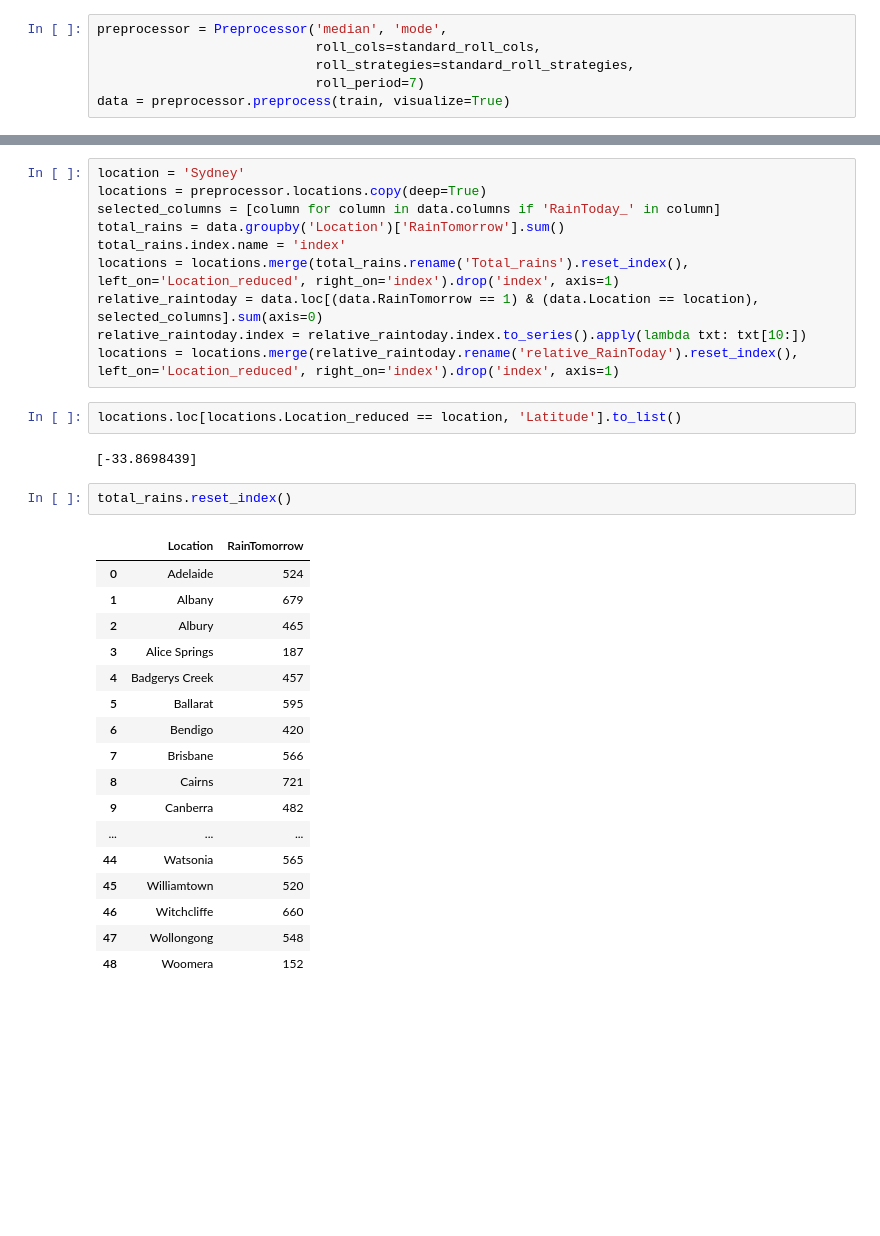
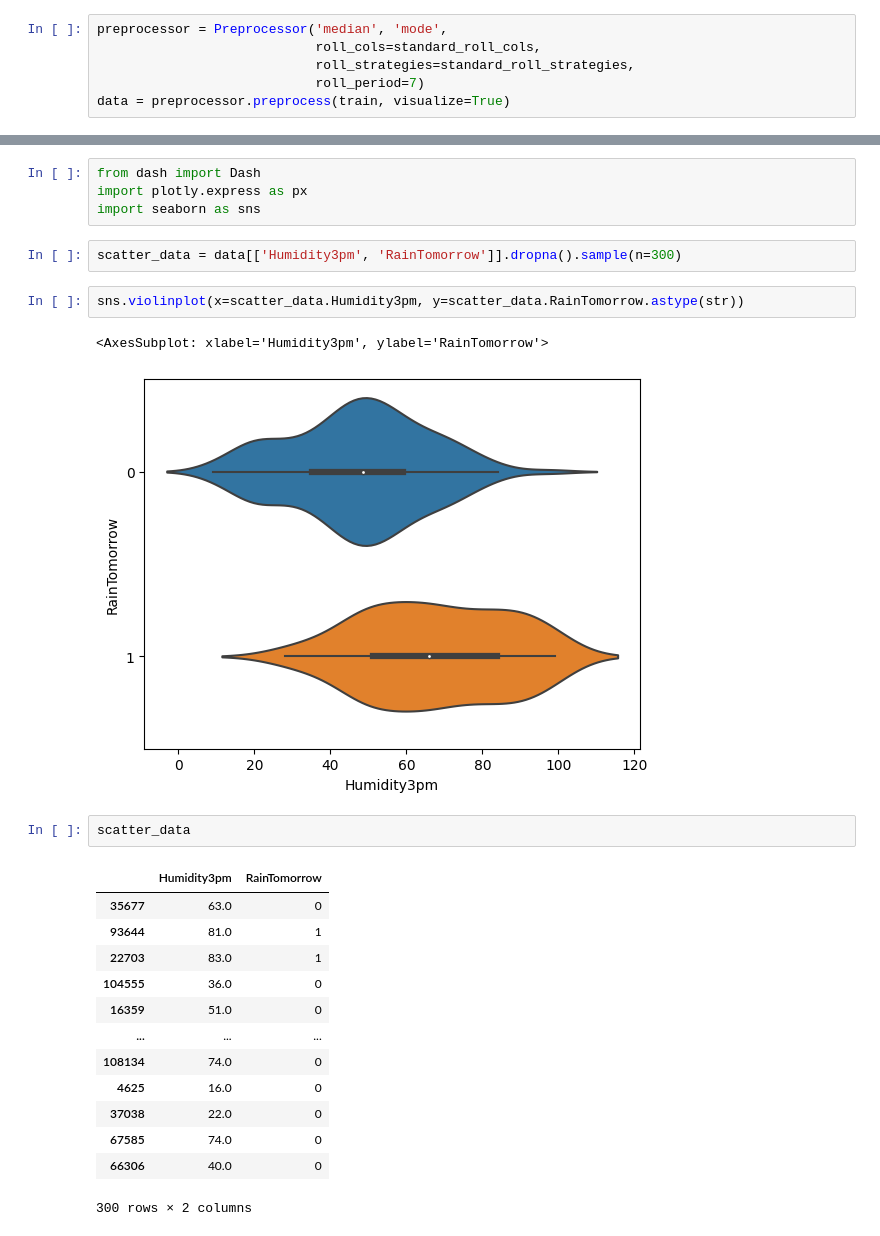
Before and after one commit to vvvvvaves/Kaggle-Datasets, a Jupyter notebook: Rain In Australia/How would winds and locations look like.ipynb, the cells around one changed output, grey strips where cells are left out. Saved outputs shown, nothing was run; the diff lists cells and outputs as text; blank space fills up the shorter version.

```diff
--- a/Rain In Australia/How would winds and locations look like.ipynb
+++ b/Rain In Australia/How would winds and locations look like.ipynb
@@ -25,34 +9,27 @@ data
-# %%
-location = 'Sydney'
-locations = preprocessor.locations.copy(deep=True)
-selected_columns = [column for column in data.columns if 'RainToday_' in column]
-total_rains = data.groupby('Location')['RainTomorrow'].sum()
-total_rains.index.name = 'index'
-locations = locations.merge(total_rains.rename('Total_rains').reset_index(), left_on='Location_reduced', right_on='index').drop('index', axis=1)
-relative_raintoday = data.loc[(data.RainTomorrow == 1) & (data.Location == location), selected_columns].sum(axis=0)
-relative_raintoday.index = relative_raintoday.index.to_series().apply(lambda txt: txt[10:])
-locations = locations.merge(relative_raintoday.rename('relative_RainToday').reset_index(), left_on='Location_reduced', right_on='index').drop('index', axis=1)
-# %%
-locations.loc[locations.Location_reduced == location, 'Latitude'].to_list()
-# %% [output]
-[-33.8698439]
-# %%
-total_rains.reset_index()
-# %% [output]
-|  | Location | RainTomorrow |
-| 0 | Adelaide | 524 |
-| 1 | Albany | 679 |
-| 2 | Albury | 465 |
-| 3 | Alice Springs | 187 |
-| 4 | Badgerys Creek | 457 |
-| 5 | Ballarat | 595 |
-| 6 | Bendigo | 420 |
-| 7 | Brisbane | 566 |
-| 8 | Cairns | 721 |
-| 9 | Canberra | 482 |
-| ... | ... | ... |
-| 44 | Watsonia | 565 |
-| 45 | Williamtown | 520 |
-| 46 | Witchcliffe | 660 |
-| 47 | Wollongong | 548 |
-| 48 | Woomera | 152 |
+# %%
+from dash import Dash
+import plotly.express as px
+import seaborn as sns
+# %%
+scatter_data = data[['Humidity3pm', 'RainTomorrow']].dropna().sample(n=300)
+# %%
+sns.violinplot(x=scatter_data.Humidity3pm, y=scatter_data.RainTomorrow.astype(str))
+# %% [output]
+<AxesSubplot: xlabel='Humidity3pm', ylabel='RainTomorrow'>
+[figure, added]
+# %%
+scatter_data
+# %% [output]
+|  | Humidity3pm | RainTomorrow |
+| 35677 | 63.0 | 0 |
+| 93644 | 81.0 | 1 |
+| 22703 | 83.0 | 1 |
+| 104555 | 36.0 | 0 |
+| 16359 | 51.0 | 0 |
+| ... | ... | ... |
+| 108134 | 74.0 | 0 |
+| 4625 | 16.0 | 0 |
+| 37038 | 22.0 | 0 |
+| 67585 | 74.0 | 0 |
+| 66306 | 40.0 | 0 |
+300 rows × 2 columns
```
Also changed, not shown: parts of 4 cells of this notebook, 4 other files.
